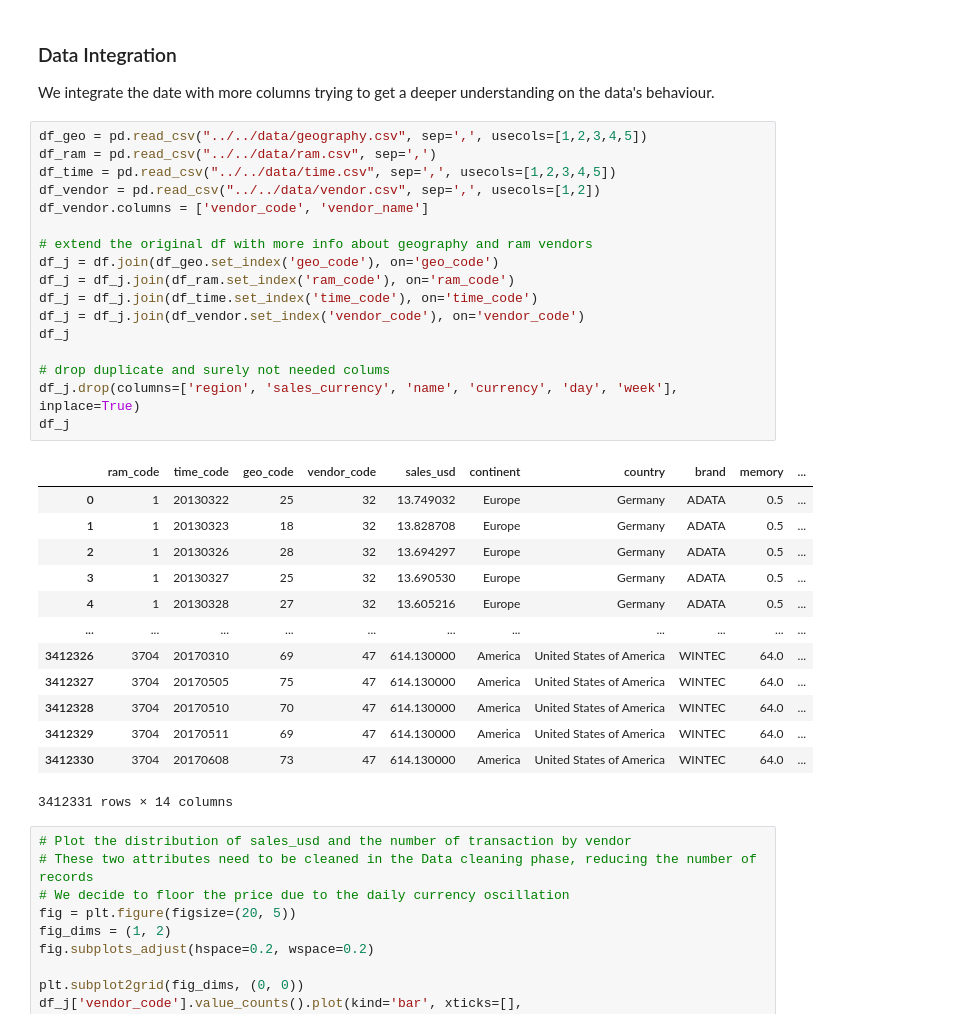
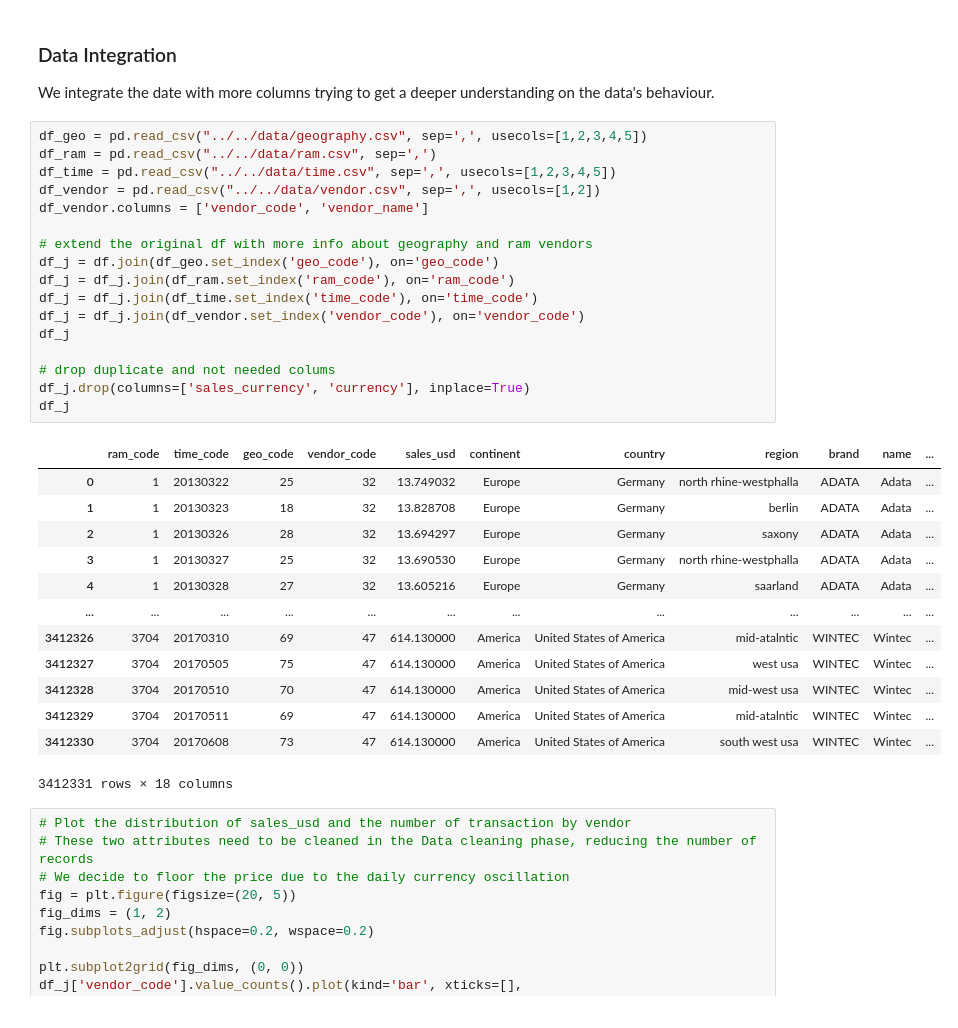
Before and after one commit to orientino/analysis-ram-vendors, a Jupyter notebook: src/DM_ZHANG_TASK1/data_understanding_preparation.ipynb, the cells around one changed output. Drawn from its saved outputs; the diff is of its cells as text.

```diff
--- a/src/DM_ZHANG_TASK1/data_understanding_preparation.ipynb
+++ b/src/DM_ZHANG_TASK1/data_understanding_preparation.ipynb
@@ -125,34 +125,34 @@ We integrate the date with more columns trying to get a deeper understanding on
 # %%
 df_geo = pd.read_csv("../../data/geography.csv", sep=',', usecols=[1,2,3,4,5])
 df_ram = pd.read_csv("../../data/ram.csv", sep=',')
 df_time = pd.read_csv("../../data/time.csv", sep=',', usecols=[1,2,3,4,5])
 df_vendor = pd.read_csv("../../data/vendor.csv", sep=',', usecols=[1,2])
 df_vendor.columns = ['vendor_code', 'vendor_name']
 
 # extend the original df with more info about geography and ram vendors
 df_j = df.join(df_geo.set_index('geo_code'), on='geo_code')
 df_j = df_j.join(df_ram.set_index('ram_code'), on='ram_code')
 df_j = df_j.join(df_time.set_index('time_code'), on='time_code')
 df_j = df_j.join(df_vendor.set_index('vendor_code'), on='vendor_code')
 df_j
 
-# drop duplicate and surely not needed colums
-df_j.drop(columns=['region', 'sales_currency', 'name', 'currency', 'day', 'week'], inplace=True)
+# drop duplicate and not needed colums
+df_j.drop(columns=['sales_currency', 'currency'], inplace=True)
 df_j
 # %% [output]
-|  | ram_code | time_code | geo_code | vendor_code | sales_usd | continent | country | brand | memory | ... |
-| 0 | 1 | 20130322 | 25 | 32 | 13.749032 | Europe | Germany | ADATA | 0.5 | ... |
-| 1 | 1 | 20130323 | 18 | 32 | 13.828708 | Europe | Germany | ADATA | 0.5 | ... |
-| 2 | 1 | 20130326 | 28 | 32 | 13.694297 | Europe | Germany | ADATA | 0.5 | ... |
-| 3 | 1 | 20130327 | 25 | 32 | 13.690530 | Europe | Germany | ADATA | 0.5 | ... |
-| 4 | 1 | 20130328 | 27 | 32 | 13.605216 | Europe | Germany | ADATA | 0.5 | ... |
-| ... | ... | ... | ... | ... | ... | ... | ... | ... | ... | ... |
-| 3412326 | 3704 | 20170310 | 69 | 47 | 614.130000 | America | United States of America | WINTEC | 64.0 | ... |
-| 3412327 | 3704 | 20170505 | 75 | 47 | 614.130000 | America | United States of America | WINTEC | 64.0 | ... |
-| 3412328 | 3704 | 20170510 | 70 | 47 | 614.130000 | America | United States of America | WINTEC | 64.0 | ... |
-| 3412329 | 3704 | 20170511 | 69 | 47 | 614.130000 | America | United States of America | WINTEC | 64.0 | ... |
-| 3412330 | 3704 | 20170608 | 73 | 47 | 614.130000 | America | United States of America | WINTEC | 64.0 | ... |
+|  | ram_code | time_code | geo_code | vendor_code | sales_usd | continent | country | region | brand | name | ... |
+| 0 | 1 | 20130322 | 25 | 32 | 13.749032 | Europe | Germany | north rhine-westphalla | ADATA | Adata | ... |
+| 1 | 1 | 20130323 | 18 | 32 | 13.828708 | Europe | Germany | berlin | ADATA | Adata | ... |
+| 2 | 1 | 20130326 | 28 | 32 | 13.694297 | Europe | Germany | saxony | ADATA | Adata | ... |
+| 3 | 1 | 20130327 | 25 | 32 | 13.690530 | Europe | Germany | north rhine-westphalla | ADATA | Adata | ... |
+| 4 | 1 | 20130328 | 27 | 32 | 13.605216 | Europe | Germany | saarland | ADATA | Adata | ... |
+| ... | ... | ... | ... | ... | ... | ... | ... | ... | ... | ... | ... |
+| 3412326 | 3704 | 20170310 | 69 | 47 | 614.130000 | America | United States of America | mid-atalntic | WINTEC | Wintec | ... |
+| 3412327 | 3704 | 20170505 | 75 | 47 | 614.130000 | America | United States of America | west usa | WINTEC | Wintec | ... |
+| 3412328 | 3704 | 20170510 | 70 | 47 | 614.130000 | America | United States of America | mid-west usa | WINTEC | Wintec | ... |
+| 3412329 | 3704 | 20170511 | 69 | 47 | 614.130000 | America | United States of America | mid-atalntic | WINTEC | Wintec | ... |
+| 3412330 | 3704 | 20170608 | 73 | 47 | 614.130000 | America | United States of America | south west usa | WINTEC | Wintec | ... |
-3412331 rows × 14 columns
+3412331 rows × 18 columns
 # %%
 # Plot the distribution of sales_usd and the number of transaction by vendor
 # These two attributes need to be cleaned in the Data cleaning phase, reducing the number of records
```
Also changed, not shown: parts of 6 cells of this notebook, 46 other files.
